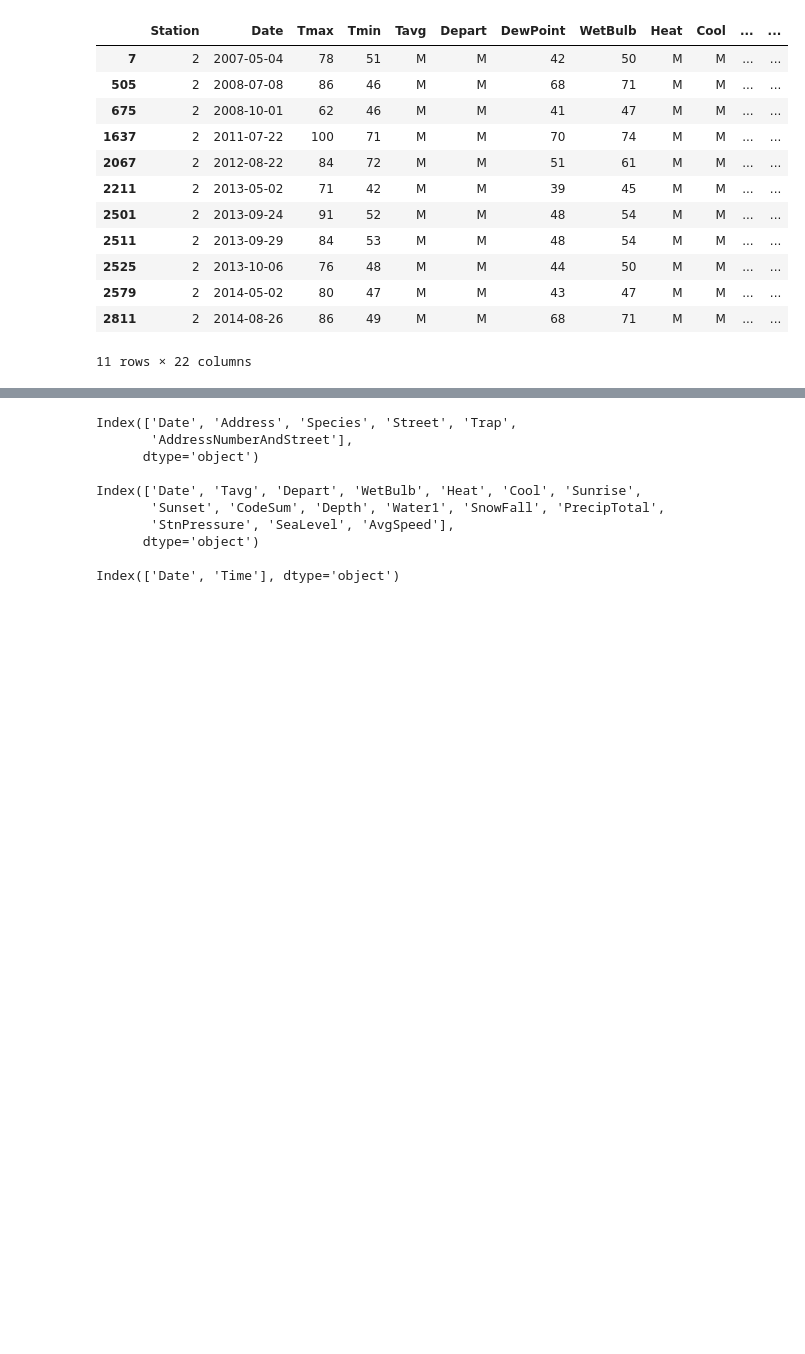
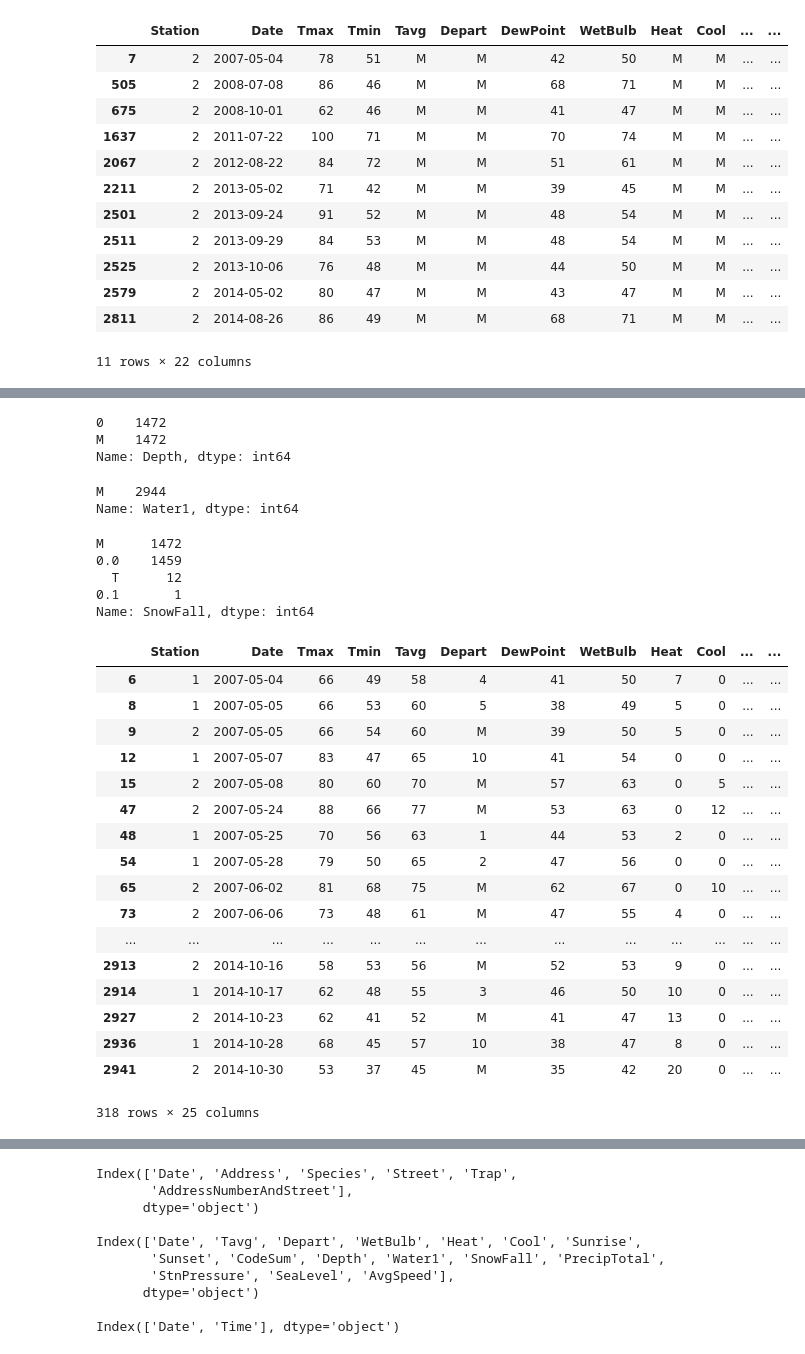
Before and after one commit to leticiabeeck/predict_west_nile_virus, a Jupyter notebook: 01.Intro(EDA, Feature Engineering).ipynb, the cells around one changed output, grey strips where cells are left out. Drawn from its saved outputs; the diff is of its cells as text; code cells hidden in the pictures; blank space fills up the shorter version.

```diff
--- a/01.Intro(EDA, Feature Engineering).ipynb
+++ b/01.Intro(EDA, Feature Engineering).ipynb
@@ -90,2 +152,16 @@ weather[weather['Tmin'] > 80]
+# %%
+# courtesy of Brian Collins
+
+def date_separate(df):
+    df = df.copy()
+    df['Year'] = pd.DatetimeIndex(df['Date']).year
+    df['Month'] = pd.DatetimeIndex(df['Date']).month
+    df['Day'] = pd.DatetimeIndex(df['Date']).day
+    return df
+
+# make all the dataset applied to the function
+train=date_separate(train)
+weather=date_separate(weather)
+spray=date_separate(spray)
 # %% [markdown]
 ##### Found some suspicious data
@@ -109,0 +340,45 @@ weather[weather['Tavg'] == 'M']
+# %%
+weather['Depth'].value_counts()
+# %% [output]
+0    1472
+M    1472
+Name: Depth, dtype: int64
+# %%
+# Since all the data is missing. we can omit!
+weather['Water1'].value_counts()
+# %% [output]
+M    2944
+Name: Water1, dtype: int64
+# %%
+# It also seems irrelavant. no meaningful values
+weather['SnowFall'].value_counts()
+# %% [output]
+M      1472
+0.0    1459
+  T      12
+0.1       1
+Name: SnowFall, dtype: int64
+# %%
+# 318 values are just trace rainfall
+
+weather.PrecipTotal=weather.PrecipTotal.str.strip()
+weather[weather.PrecipTotal == 'T']
+# %% [output]
+|  | Station | Date | Tmax | Tmin | Tavg | Depart | DewPoint | WetBulb | Heat | Cool | ... | ... |
+| 6 | 1 | 2007-05-04 | 66 | 49 | 58 | 4 | 41 | 50 | 7 | 0 | ... | ... |
+| 8 | 1 | 2007-05-05 | 66 | 53 | 60 | 5 | 38 | 49 | 5 | 0 | ... | ... |
+| 9 | 2 | 2007-05-05 | 66 | 54 | 60 | M | 39 | 50 | 5 | 0 | ... | ... |
+| 12 | 1 | 2007-05-07 | 83 | 47 | 65 | 10 | 41 | 54 | 0 | 0 | ... | ... |
+| 15 | 2 | 2007-05-08 | 80 | 60 | 70 | M | 57 | 63 | 0 | 5 | ... | ... |
+| 47 | 2 | 2007-05-24 | 88 | 66 | 77 | M | 53 | 63 | 0 | 12 | ... | ... |
+| 48 | 1 | 2007-05-25 | 70 | 56 | 63 | 1 | 44 | 53 | 2 | 0 | ... | ... |
+| 54 | 1 | 2007-05-28 | 79 | 50 | 65 | 2 | 47 | 56 | 0 | 0 | ... | ... |
+| 65 | 2 | 2007-06-02 | 81 | 68 | 75 | M | 62 | 67 | 0 | 10 | ... | ... |
+| 73 | 2 | 2007-06-06 | 73 | 48 | 61 | M | 47 | 55 | 4 | 0 | ... | ... |
+| ... | ... | ... | ... | ... | ... | ... | ... | ... | ... | ... | ... | ... |
+| 2913 | 2 | 2014-10-16 | 58 | 53 | 56 | M | 52 | 53 | 9 | 0 | ... | ... |
+| 2914 | 1 | 2014-10-17 | 62 | 48 | 55 | 3 | 46 | 50 | 10 | 0 | ... | ... |
+| 2927 | 2 | 2014-10-23 | 62 | 41 | 52 | M | 41 | 47 | 13 | 0 | ... | ... |
+| 2936 | 1 | 2014-10-28 | 68 | 45 | 57 | 10 | 38 | 47 | 8 | 0 | ... | ... |
+| 2941 | 2 | 2014-10-30 | 53 | 37 | 45 | M | 35 | 42 | 20 | 0 | ... | ... |
+318 rows × 25 columns
```
Also changed, not shown: parts of 19 cells of this notebook.
